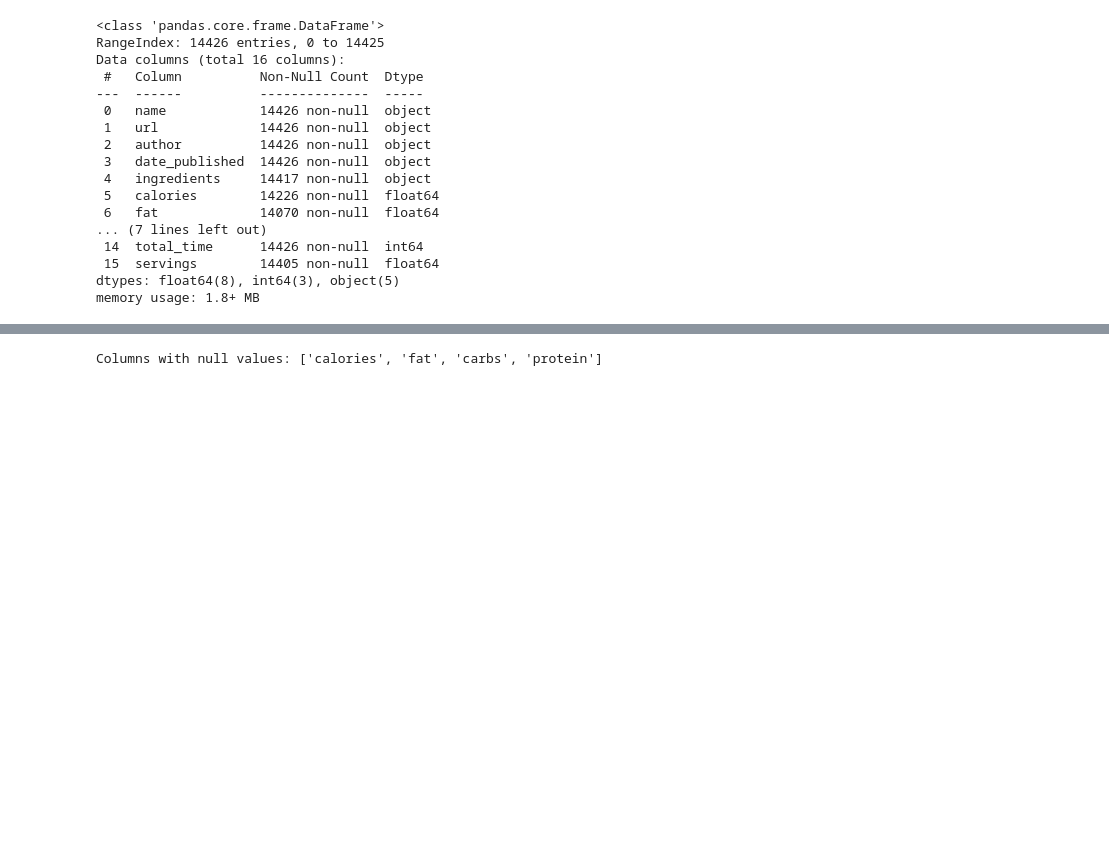
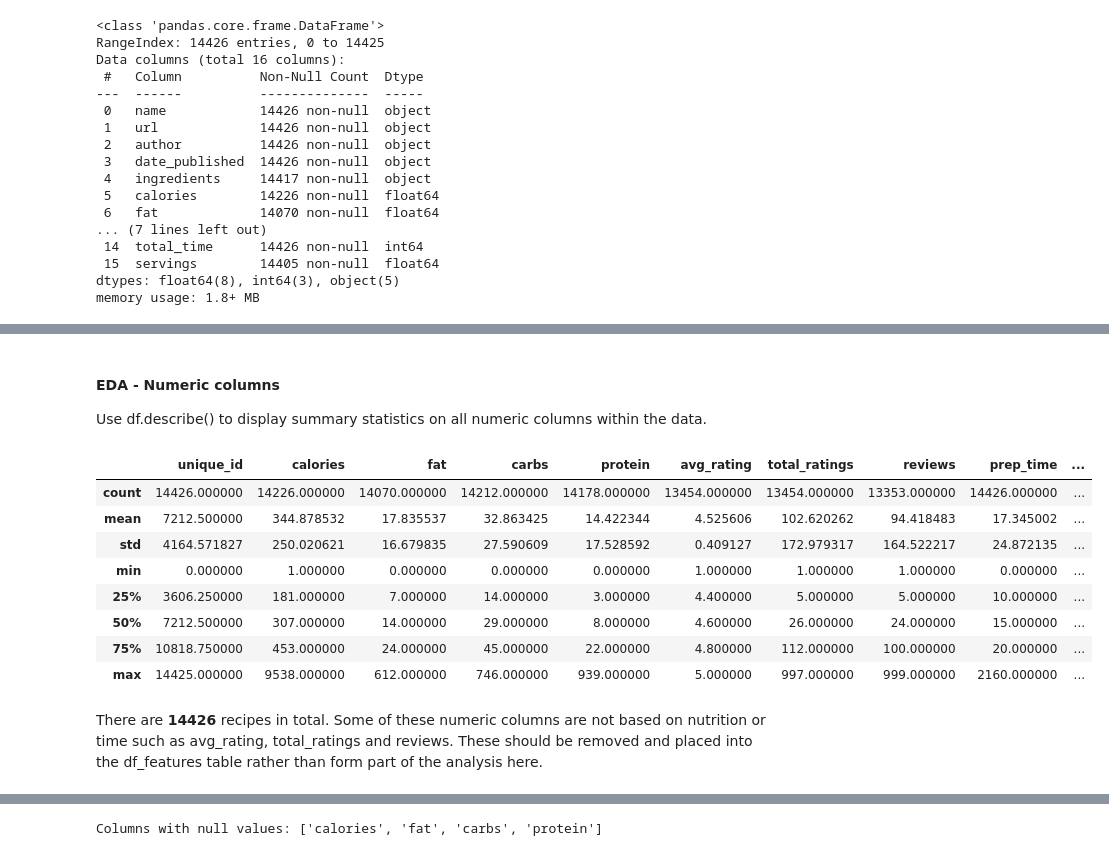
Before and after one commit to BP0323904/dspp, a Jupyter notebook: Allrecipes/Notebooks/Allrecipes_EDA_and_Cleansing.ipynb, the cells around one changed output, grey strips where cells are left out. Cells and saved outputs as stored; diff of their text form; code cells hidden in the pictures; blank space fills up the shorter version.

```diff
--- a/Allrecipes/Notebooks/Allrecipes_EDA_and_Cleansing.ipynb
+++ b/Allrecipes/Notebooks/Allrecipes_EDA_and_Cleansing.ipynb
@@ -124,0 +163,17 @@ df.head(5)
+# %% [markdown]
+#### EDA - Numeric columns
+Use df.describe() to display summary statistics on all numeric columns within the data.
+# %%
+df.describe()
+# %% [output]
+|  | unique_id | calories | fat | carbs | protein | avg_rating | total_ratings | reviews | prep_time | ... |
+| count | 14426.000000 | 14226.000000 | 14070.000000 | 14212.000000 | 14178.000000 | 13454.000000 | 13454.000000 | 13353.000000 | 14426.000000 | ... |
+| mean | 7212.500000 | 344.878532 | 17.835537 | 32.863425 | 14.422344 | 4.525606 | 102.620262 | 94.418483 | 17.345002 | ... |
+| std | 4164.571827 | 250.020621 | 16.679835 | 27.590609 | 17.528592 | 0.409127 | 172.979317 | 164.522217 | 24.872135 | ... |
+| min | 0.000000 | 1.000000 | 0.000000 | 0.000000 | 0.000000 | 1.000000 | 1.000000 | 1.000000 | 0.000000 | ... |
+| 25% | 3606.250000 | 181.000000 | 7.000000 | 14.000000 | 3.000000 | 4.400000 | 5.000000 | 5.000000 | 10.000000 | ... |
+| 50% | 7212.500000 | 307.000000 | 14.000000 | 29.000000 | 8.000000 | 4.600000 | 26.000000 | 24.000000 | 15.000000 | ... |
+| 75% | 10818.750000 | 453.000000 | 24.000000 | 45.000000 | 22.000000 | 4.800000 | 112.000000 | 100.000000 | 20.000000 | ... |
+| max | 14425.000000 | 9538.000000 | 612.000000 | 746.000000 | 939.000000 | 5.000000 | 997.000000 | 999.000000 | 2160.000000 | ... |
+# %% [markdown]
+There are **14426** recipes in total. Some of these numeric columns are not based on nutrition or time such as avg_rating, total_ratings and reviews. These should be removed and placed into the df_features table rather than form part of the analysis here.
```
Also changed, not shown: parts of 25 cells of this notebook.
